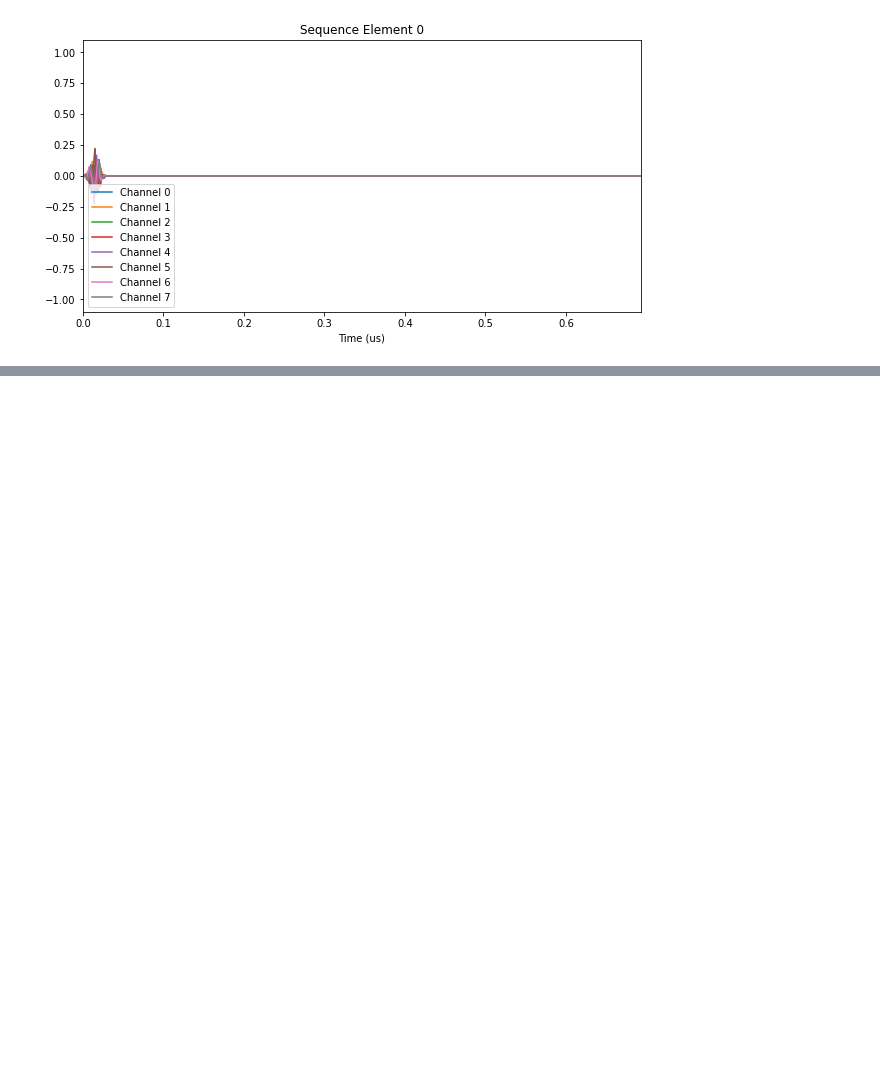
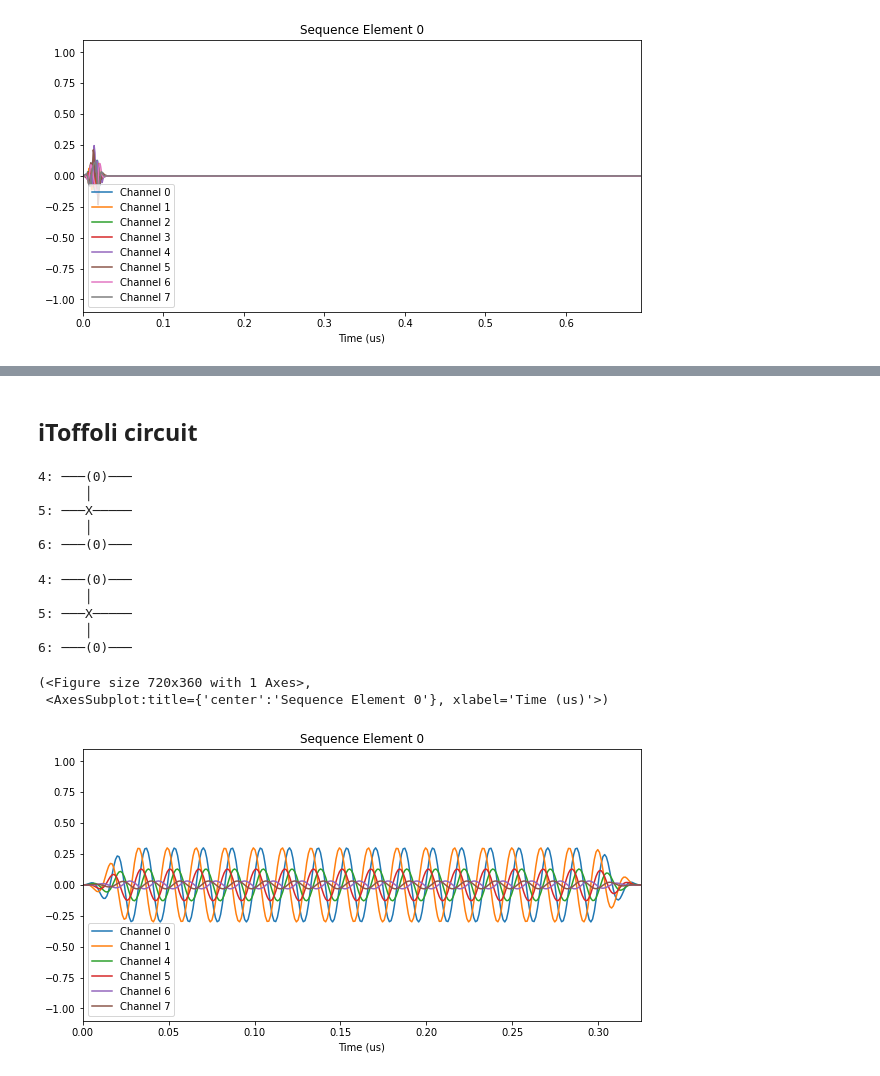
Before and after one commit to Infleqtion/client-superstaq, a Jupyter notebook: examples/aqt_compile.ipynb, the cells around one changed output, grey strips where cells are left out. Drawn from its saved outputs; the diff is of its cells as text; code cells hidden in the pictures; blank space fills up the shorter version.

Commit message:
Example of `iToffoli` to `aqt_compile.ipynb` (#224)

```diff
--- a/examples/aqt_compile.ipynb
+++ b/examples/aqt_compile.ipynb
@@ -94,0 +95,27 @@ compiler_output.seq.plot(element=1)
+# %% [markdown]
+## iToffoli circuit
+# %%
+circuit1 = cirq.Circuit(cirq_superstaq.AQTITOFFOLI(qubits[4], qubits[6], qubits[5]))
+print(circuit1)
+# %% [output]
+4: ───(0)───
+      │
+5: ───X─────
+      │
+6: ───(0)───
+# %%
+compiler_output = service.aqt_compile(circuit1)
+# %%
+print(compiler_output.circuit)
+# %% [output]
+4: ───(0)───
+      │
+5: ───X─────
+      │
+6: ───(0)───
+# %%
+compiler_output.seq.plot(element=0)
+# %% [output]
+(<Figure size 720x360 with 1 Axes>,
+ <AxesSubplot:title={'center':'Sequence Element 0'}, xlabel='Time (us)'>)
+[figure, added]
```
Also changed, not shown: parts of 5 cells of this notebook.
